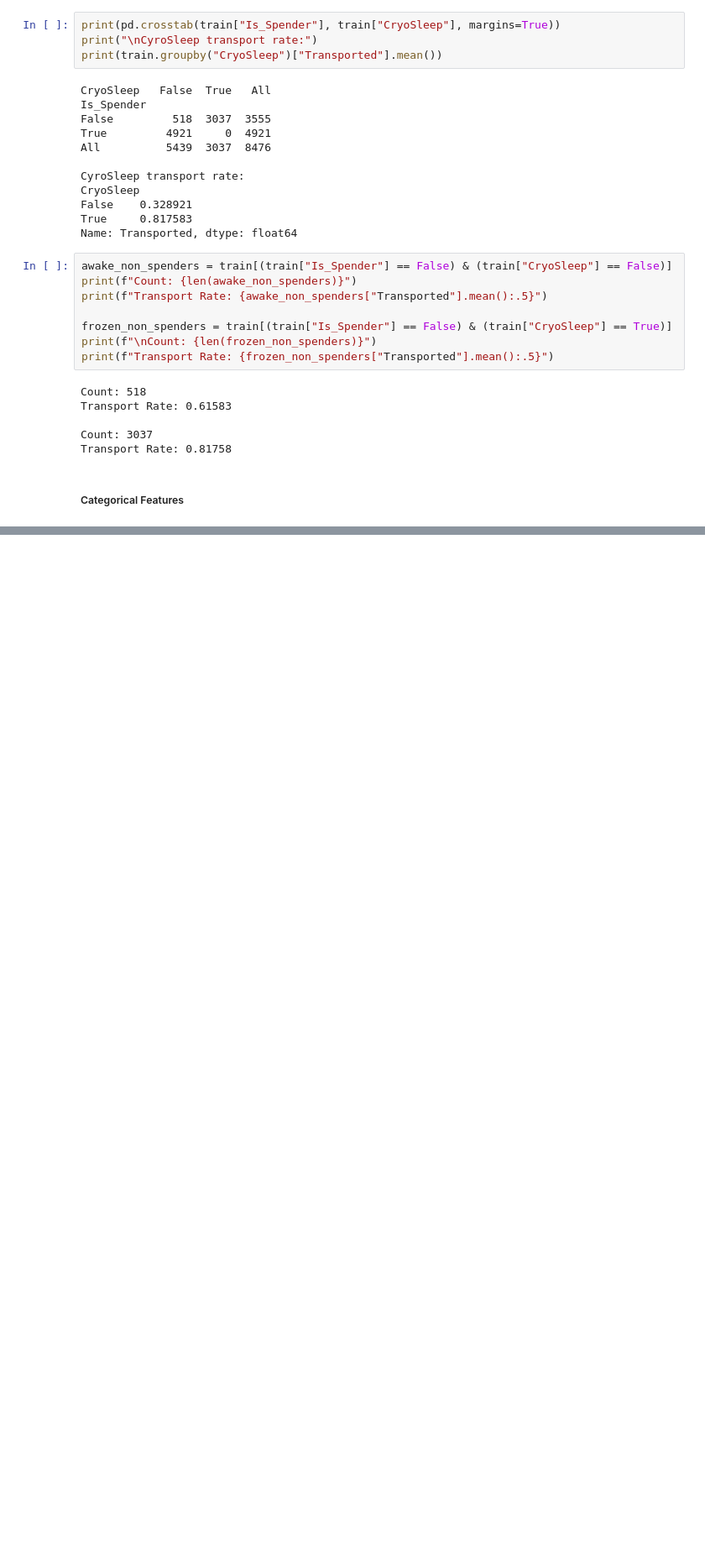
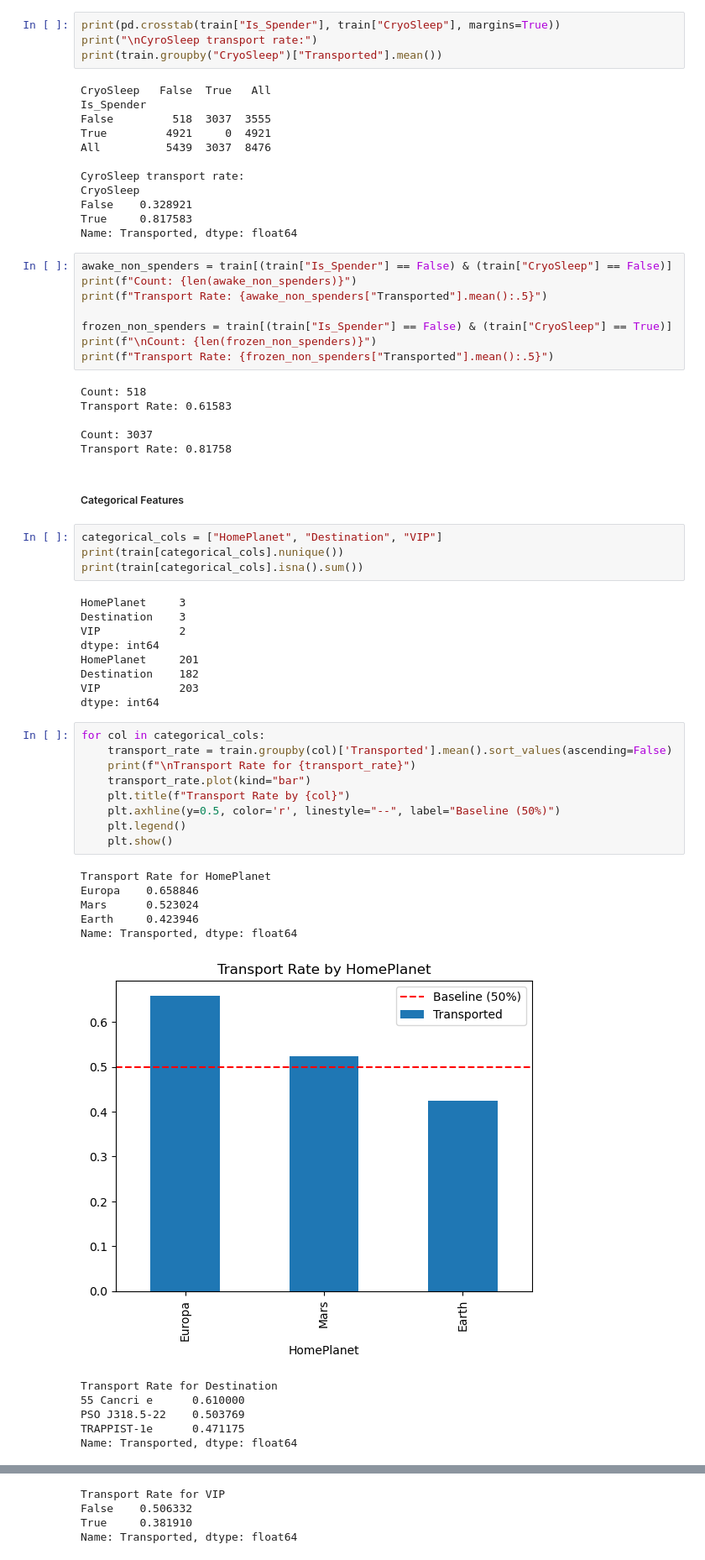
Before and after one commit to NirMarc/kaggle, a Jupyter notebook: spaceship-titanic/notebooks/01_eda.ipynb, the cells around one changed output, grey strips where cells are left out. Shown at 84% size. Cells and saved outputs as stored; diff of their text form; blank space fills up the shorter version.

Commit message:
Checked Categorical Features

```diff
--- a/spaceship-titanic/notebooks/01_eda.ipynb
+++ b/spaceship-titanic/notebooks/01_eda.ipynb
@@ -245,3 +245,37 @@ Count: 3037
 Transport Rate: 0.81758
 # %% [markdown]
 ##### Categorical Features
+# %%
+categorical_cols = ["HomePlanet", "Destination", "VIP"]
+print(train[categorical_cols].nunique())
+print(train[categorical_cols].isna().sum())
+# %% [output]
+HomePlanet     3
+Destination    3
+VIP            2
+dtype: int64
+HomePlanet     201
+Destination    182
+VIP            203
+dtype: int64
+# %%
+for col in categorical_cols:
+    transport_rate = train.groupby(col)['Transported'].mean().sort_values(ascending=False)
+    print(f"\nTransport Rate for {transport_rate}")
+    transport_rate.plot(kind="bar")
+    plt.title(f"Transport Rate by {col}")
+    plt.axhline(y=0.5, color='r', linestyle="--", label="Baseline (50%)")
+    plt.legend()
+    plt.show()
+# %% [output]
+Transport Rate for HomePlanet
+Europa    0.658846
+Mars      0.523024
+Earth     0.423946
+Name: Transported, dtype: float64
+[figure, added]
+Transport Rate for Destination
+55 Cancri e      0.610000
+PSO J318.5-22    0.503769
+TRAPPIST-1e      0.471175
+Name: Transported, dtype: float64
@@ -247,0 +283,4 @@ Transport Rate: 0.81758
+Transport Rate for VIP
+False    0.506332
+True     0.381910
+Name: Transported, dtype: float64
```
Also changed, not shown: parts of 3 cells of this notebook.
